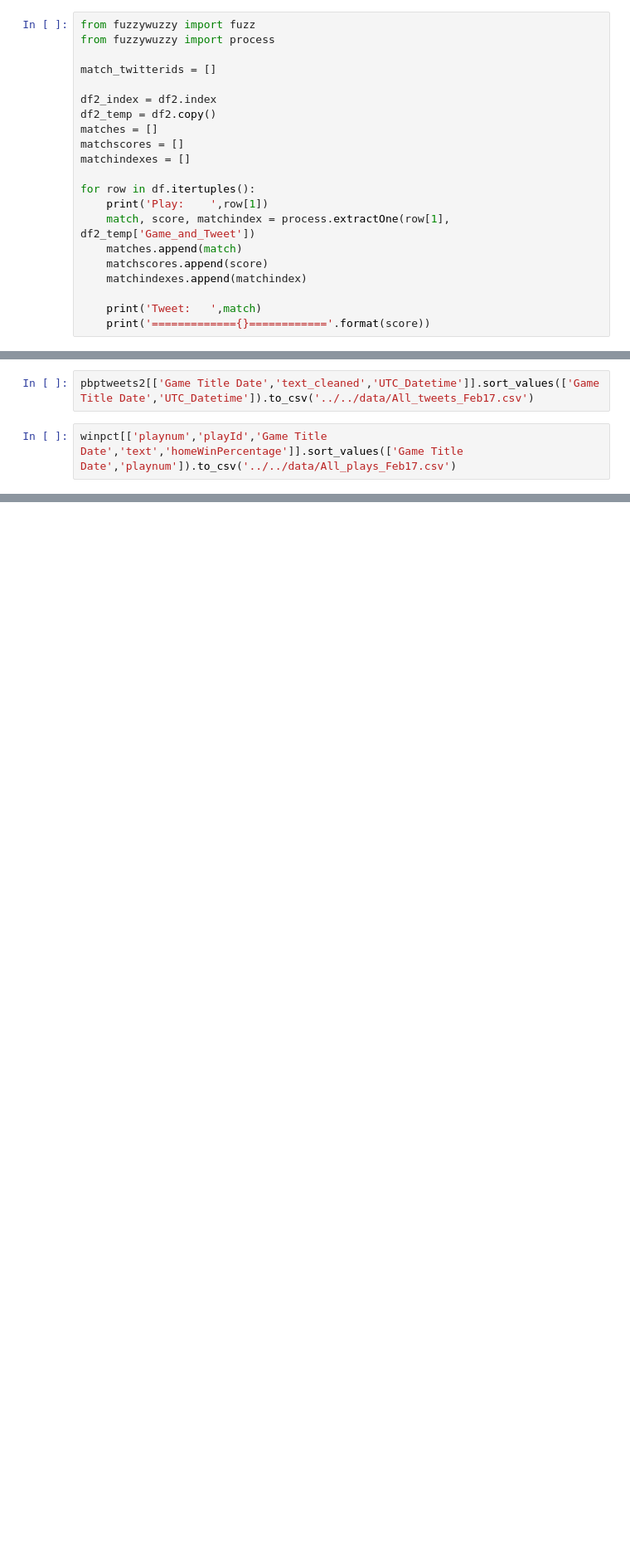
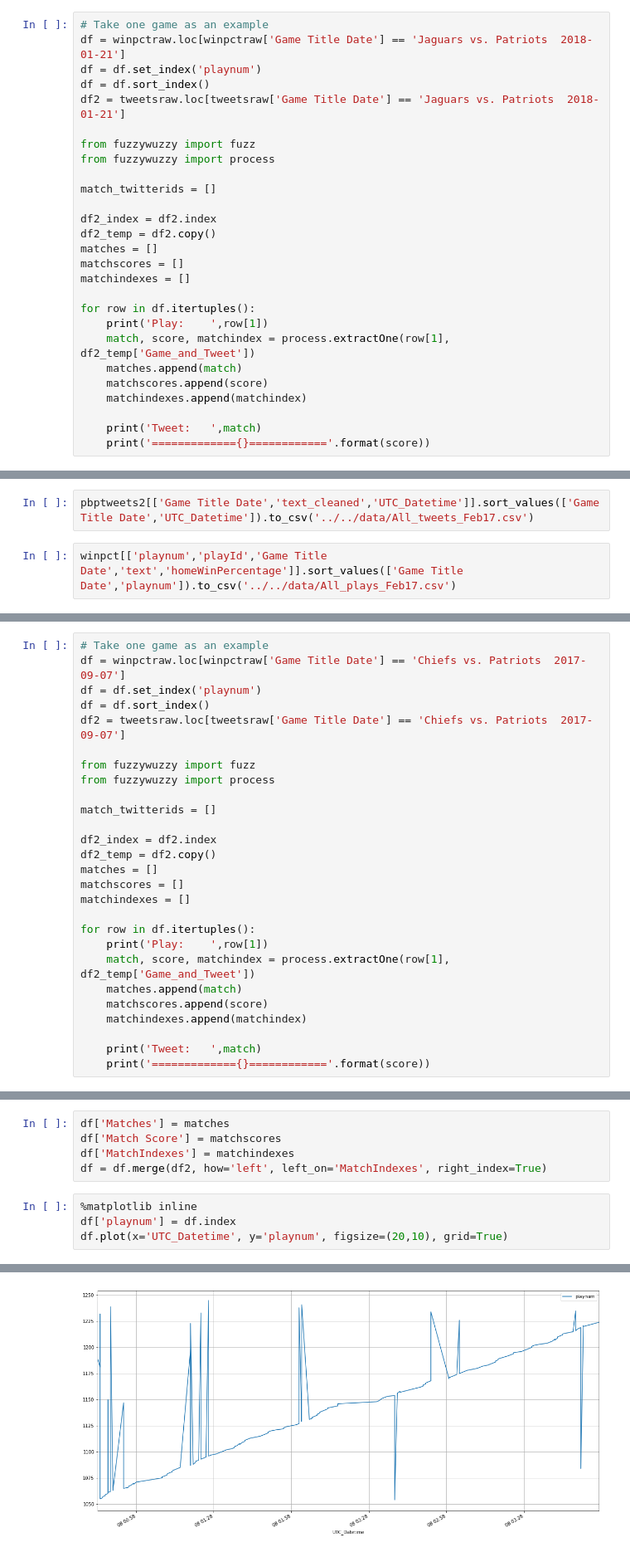
Before and after one commit to chadharness-mids/w266_final_project_merged, a Jupyter notebook: notebooks/wrangling/Combine_Twitter_with_Plays-Take2.ipynb, the cells around one changed output, grey strips where cells are left out. Shown at 83% size. Saved outputs shown, nothing was run; the diff lists cells and outputs as text; blank space fills up the shorter version.

Commit message:
Combine twitter with plays work

```diff
--- a/notebooks/wrangling/Combine_Twitter_with_Plays-Take2.ipynb
+++ b/notebooks/wrangling/Combine_Twitter_with_Plays-Take2.ipynb
@@ -174,4 +146,10 @@ df2 = tweetsraw.loc[tweetsraw['Game Title Date'] == 'Jaguars vs. Patriots  2018-
 # %%
+# Take one game as an example
+df = winpctraw.loc[winpctraw['Game Title Date'] == 'Jaguars vs. Patriots  2018-01-21']
+df = df.set_index('playnum')
+df = df.sort_index()
+df2 = tweetsraw.loc[tweetsraw['Game Title Date'] == 'Jaguars vs. Patriots  2018-01-21']
+
 from fuzzywuzzy import fuzz
 from fuzzywuzzy import process
 
@@ -250,0 +261,27 @@ winpct[['playnum','playId','Game Title Date','text','homeWinPercentage']].sort_v
+# %%
+# Take one game as an example
+df = winpctraw.loc[winpctraw['Game Title Date'] == 'Chiefs vs. Patriots  2017-09-07']
+df = df.set_index('playnum')
+df = df.sort_index()
+df2 = tweetsraw.loc[tweetsraw['Game Title Date'] == 'Chiefs vs. Patriots  2017-09-07']
+
+from fuzzywuzzy import fuzz
+from fuzzywuzzy import process
+
+match_twitterids = []
+
+df2_index = df2.index
+df2_temp = df2.copy()
+matches = []
+matchscores = []
+matchindexes = []
+
+for row in df.itertuples():
+    print('Play:    ',row[1])
+    match, score, matchindex = process.extractOne(row[1], df2_temp['Game_and_Tweet'])
+    matches.append(match)
+    matchscores.append(score)
+    matchindexes.append(matchindex)
+
+    print('Tweet:   ',match)
+    print('============={}============'.format(score))
@@ -250,0 +306,10 @@ winpct[['playnum','playId','Game Title Date','text','homeWinPercentage']].sort_v
+# %%
+df['Matches'] = matches
+df['Match Score'] = matchscores
+df['MatchIndexes'] = matchindexes
+df = df.merge(df2, how='left', left_on='MatchIndexes', right_index=True)
+# %%
+%matplotlib inline
+df['playnum'] = df.index
+df.plot(x='UTC_Datetime', y='playnum', figsize=(20,10), grid=True)
+# %% [output]
@@ -250,0 +317 @@ winpct[['playnum','playId','Game Title Date','text','homeWinPercentage']].sort_v
+[figure, added]
```
Also changed, not shown: parts of 19 cells of this notebook, 2 other files.
